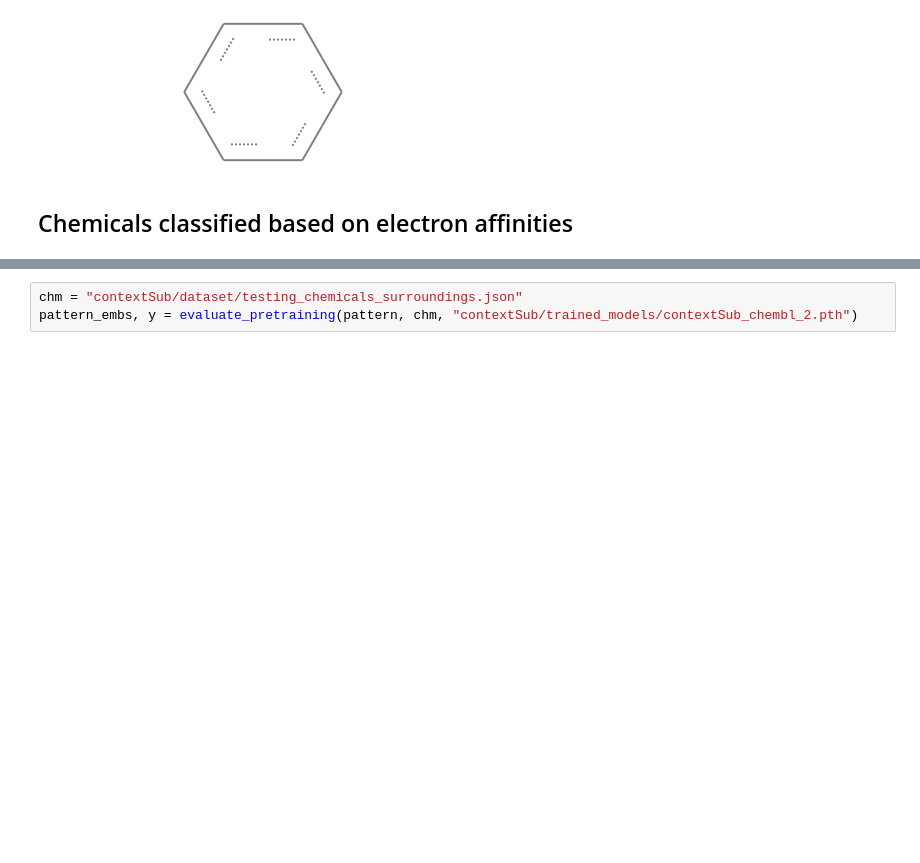
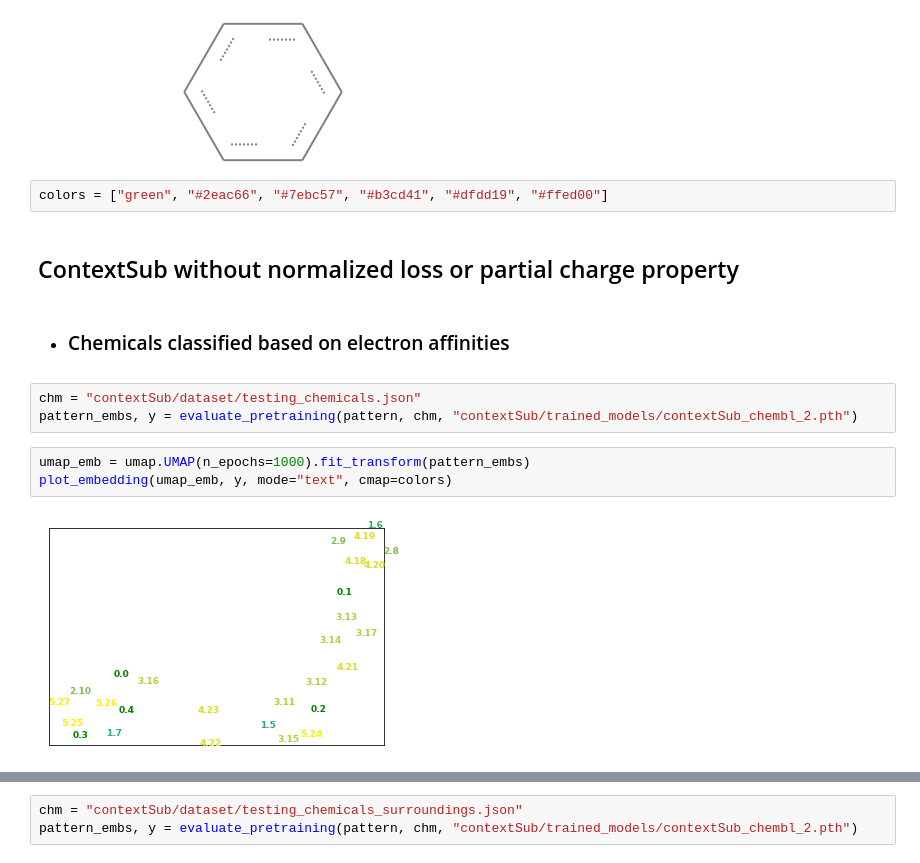
Before and after one commit to thomasly/slgnn, a Jupyter notebook: contextSub_pretrained_model_validation.ipynb, the cells around one changed output, grey strips where cells are left out. Cells and saved outputs as stored; diff of their text form; blank space fills up the shorter version.

```diff
--- a/contextSub_pretrained_model_validation.ipynb
+++ b/contextSub_pretrained_model_validation.ipynb
@@ -27,5 +29,17 @@ pattern = Chem.MolFromSmarts("c1ccccc1")
 pattern
 # %% [output]
 [figure]
+# %%
+colors = ["green", "#2eac66", "#7ebc57", "#b3cd41", "#dfdd19", "#ffed00"]
+# %% [markdown]
+## ContextSub without normalized loss or partial charge property
 # %% [markdown]
-## Chemicals classified based on electron affinities
+* ### Chemicals classified based on electron affinities
+# %%
+chm = "contextSub/dataset/testing_chemicals.json"
+pattern_embs, y = evaluate_pretraining(pattern, chm, "contextSub/trained_models/contextSub_chembl_2.pth")
+# %%
+umap_emb = umap.UMAP(n_epochs=1000).fit_transform(pattern_embs)
+plot_embedding(umap_emb, y, mode="text", cmap=colors)
+# %% [output]
+[figure, added]
```
Also changed, not shown: parts of 99 cells of this notebook, 4 other files.
